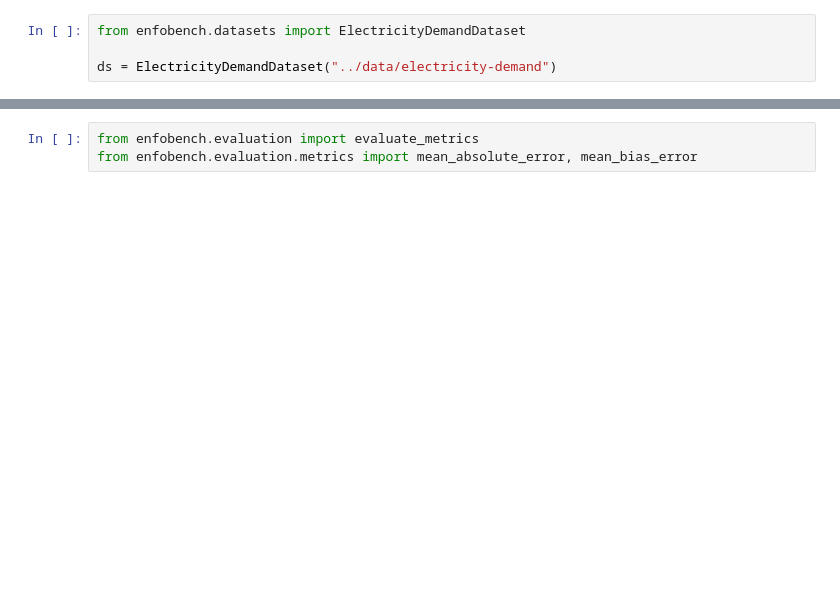
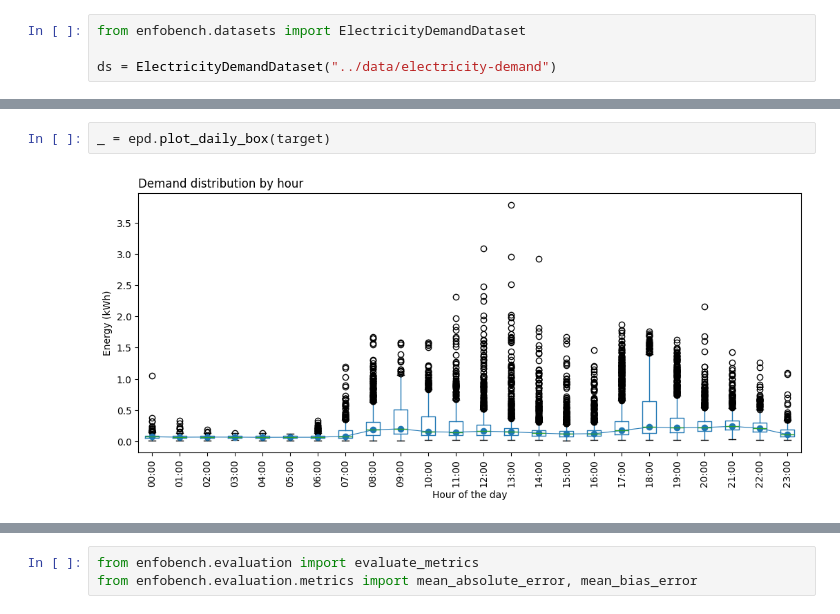
Before and after one commit to attila-balint-kul/energy-forecast-benchmark-toolkit, a Jupyter notebook: notebooks/01. Univariate.ipynb, the cells around one changed output, grey strips where cells are left out. Cells and saved outputs as stored; diff of their text form; blank space fills up the shorter version.

```diff
--- a/notebooks/01. Univariate.ipynb
+++ b/notebooks/01. Univariate.ipynb
@@ -24,0 +114,4 @@ target.info()
+# %%
+_ = epd.plot_daily_box(target)
+# %% [output]
+[figure, added]
```
Also changed, not shown: parts of 60 cells of this notebook, 12 other files.
